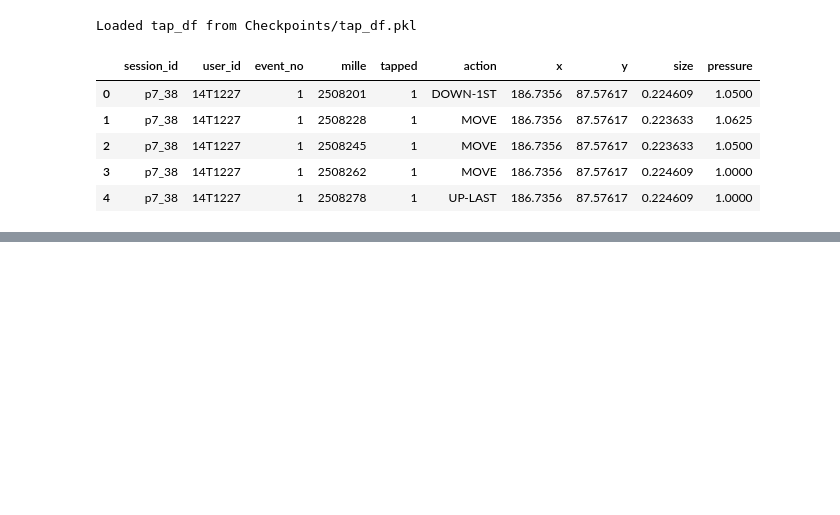
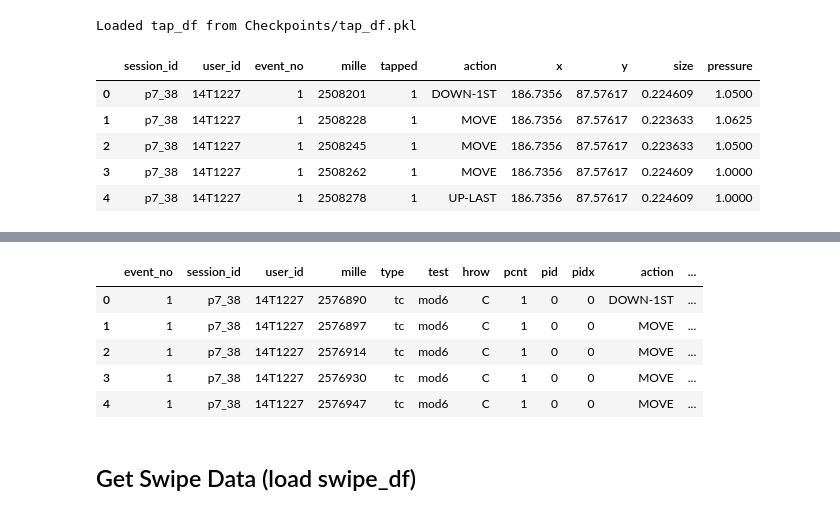
Before and after one commit to tbirms/ChildSafetyProject, a Jupyter notebook: Notebooks/age-group-classification-parallel-fusion.ipynb, the cells around one changed output, grey strips where cells are left out. Cells and saved outputs as stored; diff of their text form; code cells hidden in the pictures; blank space fills up the shorter version.

```diff
--- a/Notebooks/age-group-classification-parallel-fusion.ipynb
+++ b/Notebooks/age-group-classification-parallel-fusion.ipynb
@@ -535,0 +680,11 @@ tap_df.head()
+# %%
+zoom_df.head()
+# %% [output]
+|  | event_no | session_id | user_id | mille | type | test | hrow | pcnt | pid | pidx | action | ... |
+| 0 | 1 | p7_38 | 14T1227 | 2576890 | tc | mod6 | C | 1 | 0 | 0 | DOWN-1ST | ... |
+| 1 | 1 | p7_38 | 14T1227 | 2576897 | tc | mod6 | C | 1 | 0 | 0 | MOVE | ... |
+| 2 | 1 | p7_38 | 14T1227 | 2576914 | tc | mod6 | C | 1 | 0 | 0 | MOVE | ... |
+| 3 | 1 | p7_38 | 14T1227 | 2576930 | tc | mod6 | C | 1 | 0 | 0 | MOVE | ... |
+| 4 | 1 | p7_38 | 14T1227 | 2576947 | tc | mod6 | C | 1 | 0 | 0 | MOVE | ... |
+# %% [markdown]
+## Get Swipe Data (load swipe_df)
```
Also changed, not shown: parts of 20 cells of this notebook.
